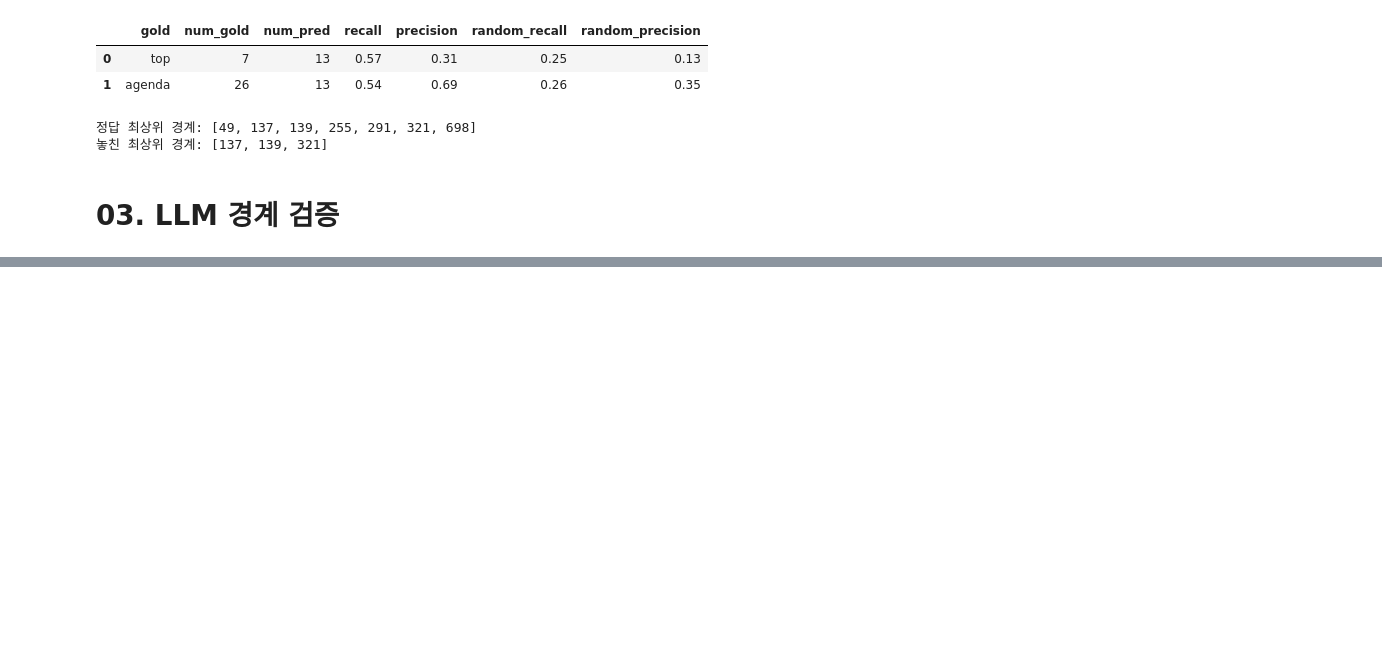
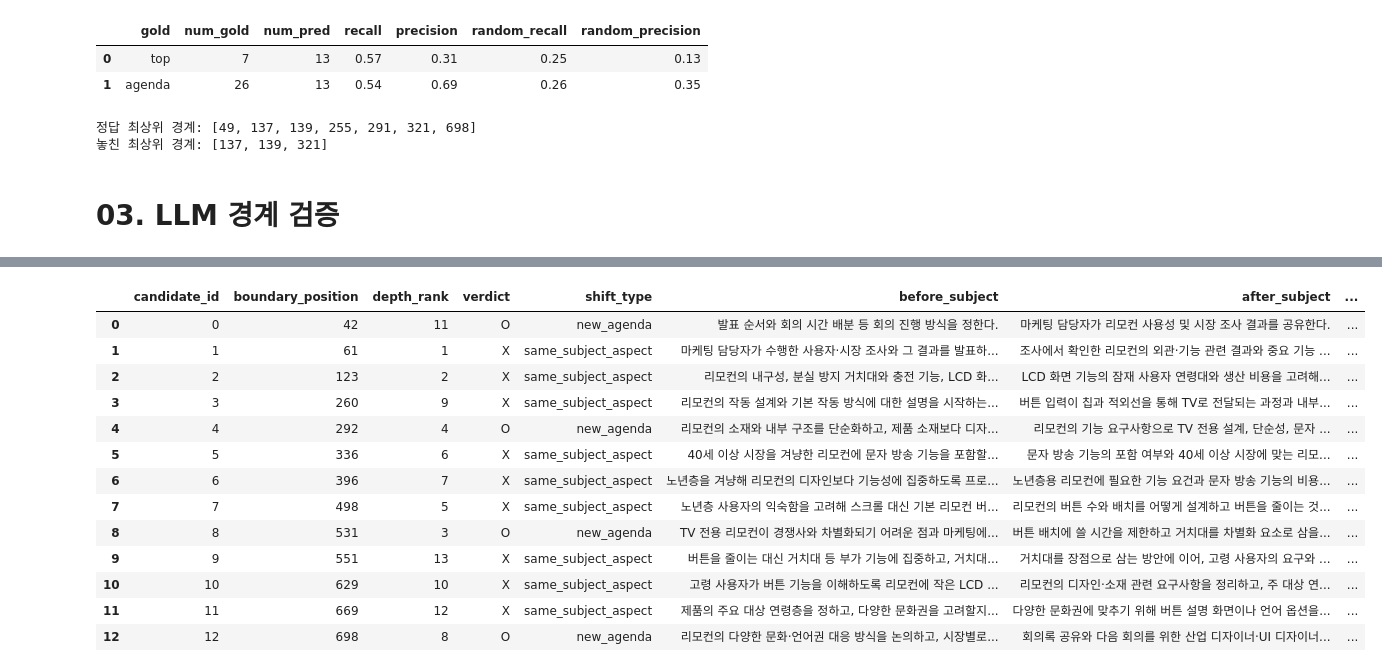
Before and after one commit to TEAM-REMEET/remeet, a Jupyter notebook: playground/chaewon/src/01_text_boundary_test.ipynb, the cells around one changed output, grey strips where cells are left out. Drawn from its saved outputs; the diff is of its cells as text; code cells hidden in the pictures; blank space fills up the shorter version.

```diff
--- a/playground/chaewon/src/01_text_boundary_test.ipynb
+++ b/playground/chaewon/src/01_text_boundary_test.ipynb
@@ -684,0 +934,20 @@ else:
+# %%
+# --------------------------------------------------------------------------------------------------
+# +) 실행 전 예상 비용
+# gpt-6-luna 전용 토크나이저가 tiktoken에 없어 o200k_base로 근사 → 실제 청구 토큰과 다를 수 있음
+# 출력 토큰은 reasoning 포함 추정값(EST_OUTPUT_TOKENS)이며, 실제 값은 실행 후 usage로 확인
+# --------------------------------------------------------------------------------------------------
+import tiktoken
+
+EST_OUTPUT_TOKENS = 1000        # 호출당 예상 출력 토큰 (reasoning effort가 높을수록 크게 잡기)
+
+target_candidates = boundary_result["candidates"][:MAX_CANDIDATES] if MAX_CANDIDATES else boundary_result["candidates"]
+_enc = tiktoken.get_encoding("o200k_base")
+est_input = [len(_enc.encode(SYSTEM_PROMPT)) + len(_enc.encode(build_user_prompt(c, boundary_result["metadata"]))) + 200
+             for c in target_candidates]   # +200: 출력 스키마 등 부가 토큰 여유분
+est_cost = sum(tracker.calc_cost(n, 0, EST_OUTPUT_TOKENS) for n in est_input)
+
+print(f"검증 대상 후보: {len(target_candidates)}개")
+print(f"예상 입력 토큰: 총 {sum(est_input):,} (호출당 평균 {sum(est_input) // len(est_input):,})")
+print(f"예상 출력 토큰: 총 {EST_OUTPUT_TOKENS * len(target_candidates):,} (호출당 {EST_OUTPUT_TOKENS:,} 가정)")
+print(f"예상 비용: {format_cost(est_cost)}  /  이번 실행 예산: {format_cost(MAX_RUN_BUDGET_USD)}")
@@ -684,0 +1031,58 @@ else:
+# %%
+# --------------------------------------------------------------------------------------------------
+# 3-4. 검증 결과 정리
+# verified_result: 경계로 확정(O)된 위치와 후보별 판정 전체를 담은 최종 결과
+# --------------------------------------------------------------------------------------------------
+verify_df = pd.DataFrame(verification_results)
+if len(verify_df):
+    show_cols = ["candidate_id", "boundary_position", "depth_rank", "verdict", "shift_type",
+                 "before_subject", "after_subject", "consistent", "cost_usd", "error"]
+    display(verify_df[[col for col in show_cols if col in verify_df.columns]])
+    ok = verify_df[verify_df["error"].isna()]
+    print(f"판정 완료 {len(ok)}개 / 오류 {verify_df['error'].notna().sum()}개")
+    if len(ok):
+        print("판정 분포:", ok["verdict"].value_counts().to_dict())
+        print("shift_type 분포:", ok["shift_type"].value_counts().to_dict())
+        if (~ok["consistent"].astype(bool)).any():
+            print("필드 간 판정이 어긋난 후보:", ok.loc[~ok["consistent"].astype(bool), "candidate_id"].tolist())
+
+    for r in verification_results:
+        if r.get("error") is None:
+            print(f"\n=== 후보 {r['candidate_id']} | 위치 {r['boundary_position']} → {r['verdict']} ({r['shift_type']}) ===")
+            print(f"앞: {r['before_subject']}\n뒤: {r['after_subject']}\n체크: {r['checks']}\n근거: {r['evidence']}")
+
+COST_KEYS = {"input_tokens", "cached_tokens", "output_tokens", "reasoning_tokens", "cost_usd"}
+
+
+verified_result = {
+    "meeting_id": meeting_id,
+    "metadata": boundary_result["metadata"],
+    "verification": {
+        "model": LLM_MODEL,
+        "reasoning_effort": REASONING_EFFORT,
+        "run_id": tracker.run_id,
+        "num_candidates": len(target_candidates),
+        "num_verified": int((verify_df["verdict"] == "O").sum()) if "verdict" in verify_df else 0,
+        # "run_cost_usd": tracker.run_cost,   # <- API 사용 금액 관련
+    },
+    "detection": boundary_result["detection"],
+    "boundaries": sorted(r["boundary_position"] for r in verification_results if r.get("verdict") == "O"),
+    "results": [{k: v for k, v in r.items() if k not in COST_KEYS} for r in verification_results],
+    # "results": verification_results,
+}
+print("\n최종 경계(O):", verified_result["boundaries"])
+# %% [output]
+|  | candidate_id | boundary_position | depth_rank | verdict | shift_type | before_subject | after_subject | ... |
+| 0 | 0 | 42 | 11 | O | new_agenda | 발표 순서와 회의 시간 배분 등 회의 진행 방식을 정한다. | 마케팅 담당자가 리모컨 사용성 및 시장 조사 결과를 공유한다. | ... |
+| 1 | 1 | 61 | 1 | X | same_subject_aspect | 마케팅 담당자가 수행한 사용자·시장 조사와 그 결과를 발표하... | 조사에서 확인한 리모컨의 외관·기능 관련 결과와 중요 기능 ... | ... |
+| 2 | 2 | 123 | 2 | X | same_subject_aspect | 리모컨의 내구성, 분실 방지 거치대와 충전 기능, LCD 화... | LCD 화면 기능의 잠재 사용자 연령대와 생산 비용을 고려해... | ... |
+| 3 | 3 | 260 | 9 | X | same_subject_aspect | 리모컨의 작동 설계와 기본 작동 방식에 대한 설명을 시작하는... | 버튼 입력이 칩과 적외선을 통해 TV로 전달되는 과정과 내부... | ... |
+| 4 | 4 | 292 | 4 | O | new_agenda | 리모컨의 소재와 내부 구조를 단순화하고, 제품 소재보다 디자... | 리모컨의 기능 요구사항으로 TV 전용 설계, 단순성, 문자 ... | ... |
+| 5 | 5 | 336 | 6 | X | same_subject_aspect | 40세 이상 시장을 겨냥한 리모컨에 문자 방송 기능을 포함할... | 문자 방송 기능의 포함 여부와 40세 이상 시장에 맞는 리모... | ... |
+| 6 | 6 | 396 | 7 | X | same_subject_aspect | 노년층을 겨냥해 리모컨의 디자인보다 기능성에 집중하도록 프로... | 노년층용 리모컨에 필요한 기능 요건과 문자 방송 기능의 비용... | ... |
+| 7 | 7 | 498 | 5 | X | same_subject_aspect | 노년층 사용자의 익숙함을 고려해 스크롤 대신 기본 리모컨 버... | 리모컨의 버튼 수와 배치를 어떻게 설계하고 버튼을 줄이는 것... | ... |
+| 8 | 8 | 531 | 3 | O | new_agenda | TV 전용 리모컨이 경쟁사와 차별화되기 어려운 점과 마케팅에... | 버튼 배치에 쓸 시간을 제한하고 거치대를 차별화 요소로 삼을... | ... |
+| 9 | 9 | 551 | 13 | X | same_subject_aspect | 버튼을 줄이는 대신 거치대 등 부가 기능에 집중하고, 거치대... | 거치대를 장점으로 삼는 방안에 이어, 고령 사용자의 요구와 ... | ... |
+| 10 | 10 | 629 | 10 | X | same_subject_aspect | 고령 사용자가 버튼 기능을 이해하도록 리모컨에 작은 LCD ... | 리모컨의 디자인·소재 관련 요구사항을 정리하고, 주 대상 연... | ... |
+| 11 | 11 | 669 | 12 | X | same_subject_aspect | 제품의 주요 대상 연령층을 정하고, 다양한 문화권을 고려할지... | 다양한 문화권에 맞추기 위해 버튼 설명 화면이나 언어 옵션을... | ... |
+| 12 | 12 | 698 | 8 | O | new_agenda | 리모컨의 다양한 문화·언어권 대응 방식을 논의하고, 시장별로... | 회의록 공유와 다음 회의를 위한 산업 디자이너·UI 디자이너... | ... |
```
Also changed, not shown: parts of 12 cells of this notebook.
